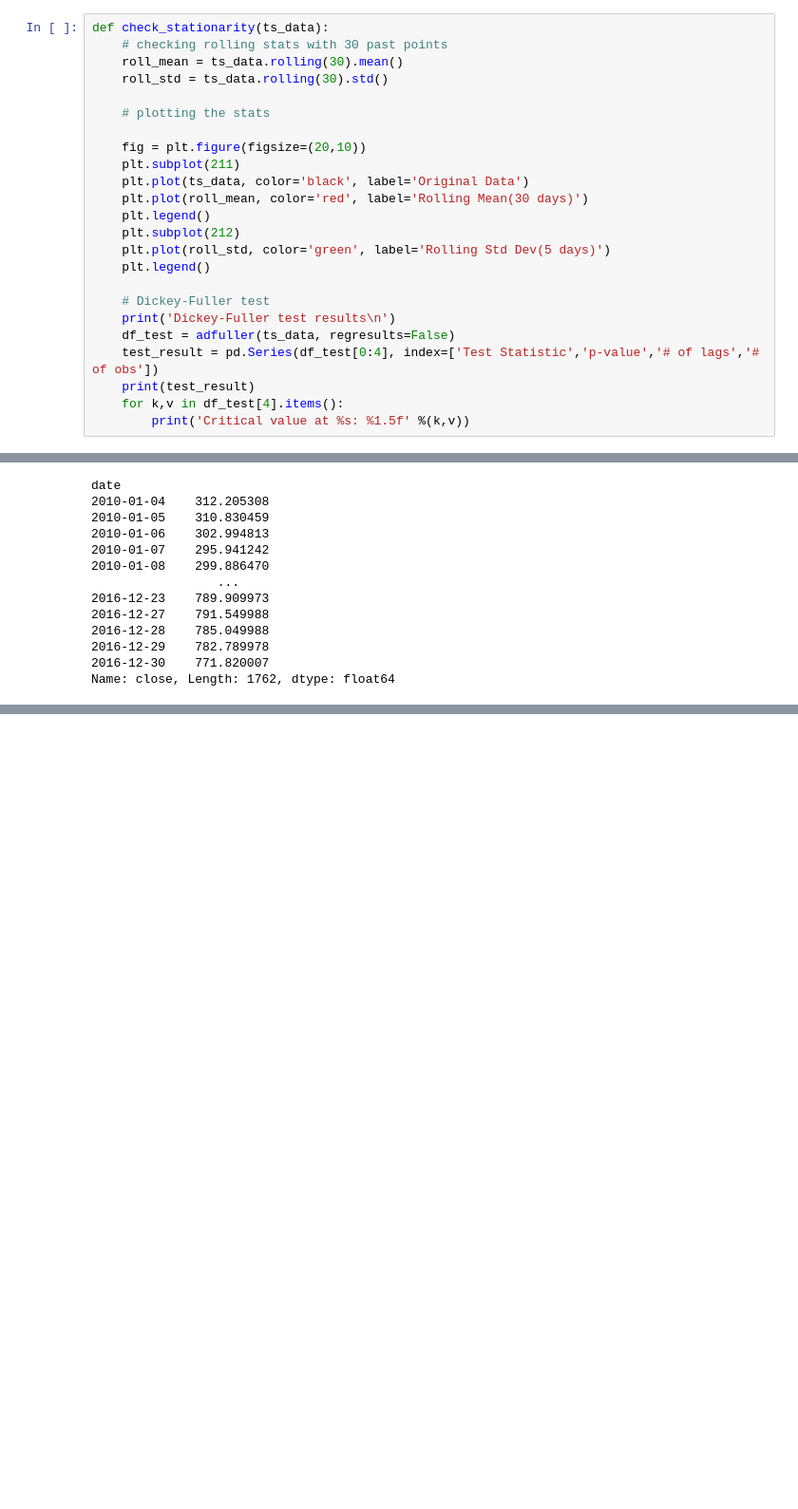
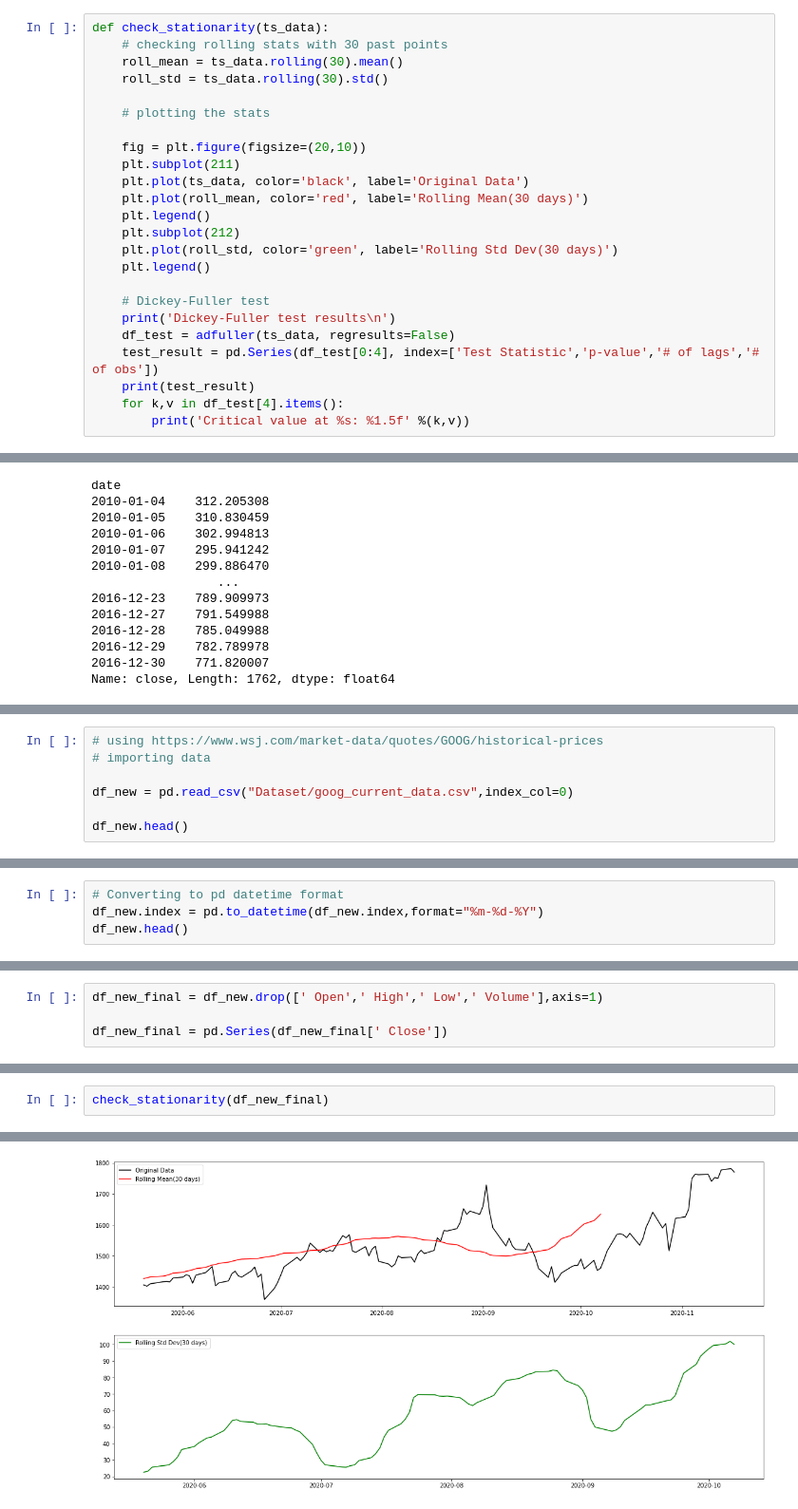
Before and after one commit to HarshitCodex/ARIMA-GARCH-modeling, a Jupyter notebook: SP500_NYSE/stock_ARIMA.ipynb, the cells around one changed output, grey strips where cells are left out. Shown at 95% size. Cells and saved outputs as stored; diff of their text form; blank space fills up the shorter version.

Commit message:
add: google current prediction

```diff
--- a/SP500_NYSE/stock_ARIMA.ipynb
+++ b/SP500_NYSE/stock_ARIMA.ipynb
@@ -102,7 +106,7 @@ def check_stationarity(ts_data):
     plt.plot(roll_mean, color='red', label='Rolling Mean(30 days)')
     plt.legend()
     plt.subplot(212)
-    plt.plot(roll_std, color='green', label='Rolling Std Dev(5 days)')
+    plt.plot(roll_std, color='green', label='Rolling Std Dev(30 days)')
     plt.legend()
 
     # Dickey-Fuller test
@@ -382,0 +389,7 @@ Name: close, Length: 1762, dtype: float64
+# %%
+# using https://www.wsj.com/market-data/quotes/GOOG/historical-prices
+# importing data
+
+df_new = pd.read_csv("Dataset/goog_current_data.csv",index_col=0)
+
+df_new.head()
@@ -382,0 +413,4 @@ Name: close, Length: 1762, dtype: float64
+# %%
+# Converting to pd datetime format
+df_new.index = pd.to_datetime(df_new.index,format="%m-%d-%Y")
+df_new.head()
@@ -382,0 +429,4 @@ Name: close, Length: 1762, dtype: float64
+# %%
+df_new_final = df_new.drop([' Open',' High',' Low',' Volume'],axis=1)
+
+df_new_final = pd.Series(df_new_final[' Close'])
@@ -382,0 +437,3 @@ Name: close, Length: 1762, dtype: float64
+# %%
+check_stationarity(df_new_final)
+# %% [output]
@@ -382,0 +450 @@ Name: close, Length: 1762, dtype: float64
+[figure, added]
```
Also changed, not shown: parts of 32 cells of this notebook, 2 other files.
